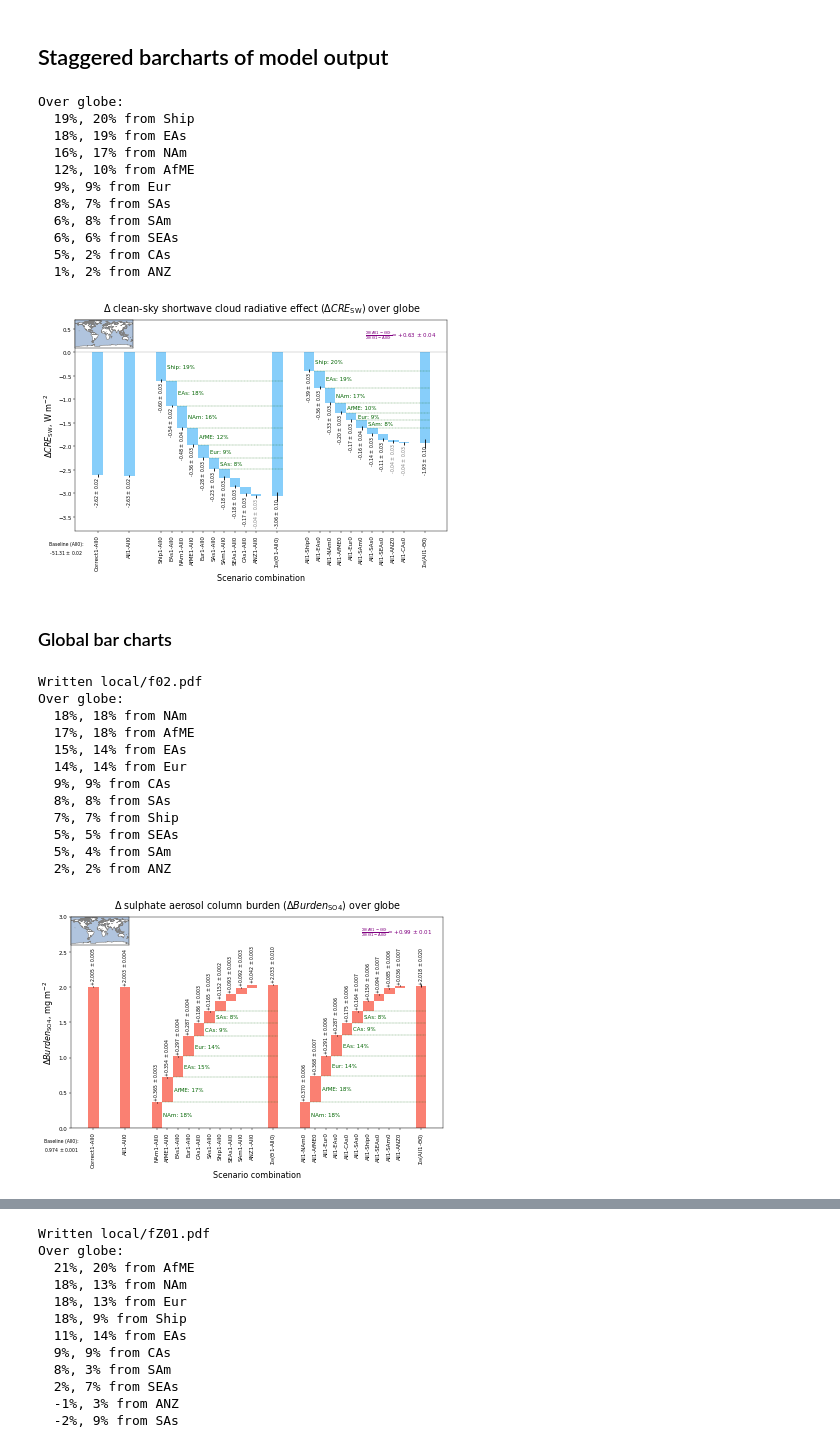
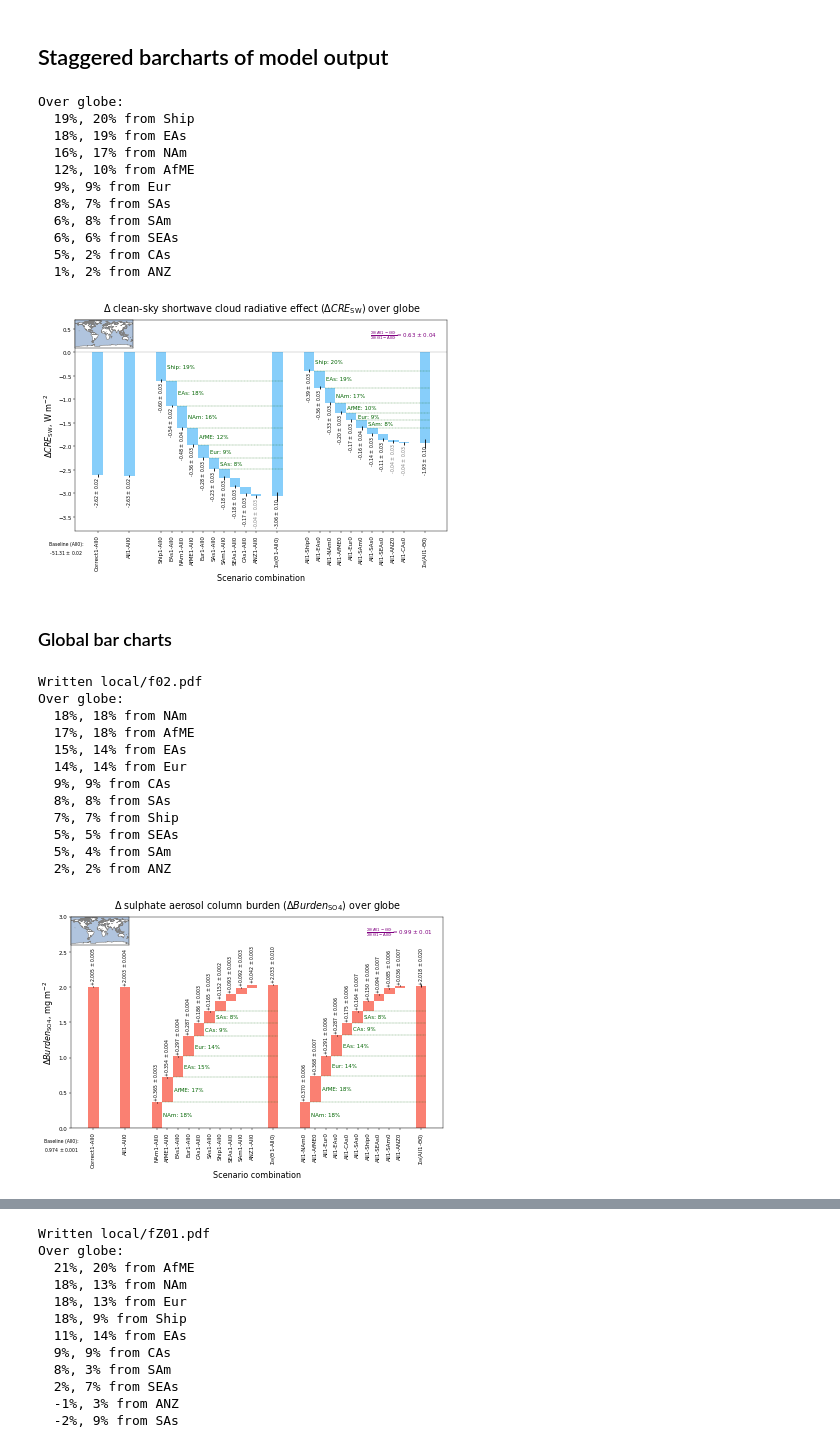
Before and after one commit to grandey/draft2017a-region-rfp, a Jupyter notebook: figures_draft2017a.ipynb, the cells around one changed output, grey strips where cells are left out. Cells and saved outputs as stored; diff of their text form; code cells hidden in the pictures.

Commit message:
figures_draft2017a.ipynb: removing '+' sign from ratios
Also correcting ratio error to be absolute value.  (Previously, if
ratio was negative, error would be negative.)

```diff
--- a/figures_draft2017a.ipynb
+++ b/figures_draft2017a.ipynb
@@ -852,12 +852,12 @@ def staggered_barcharts(variable='SWCF_d1', region='EAs',
     mean2 = bars_df.loc[r'$\Sigma_{\Theta}$(All1-$\Theta$0)', 'mean_diff']
     error2 = bars_df.loc[r'$\Sigma_{\Theta}$(All1-$\Theta$0)', 'combined_error']
     ratio = mean2 / mean1
-    error = ratio * np.sqrt((error1/mean1)**2 +  # see Hogan's "How to combine errors"
-                            (error2/mean2)**2)
+    error = (np.abs(ratio) *  # see Hogan's "How to combine errors"
+             np.sqrt((error1/mean1)**2 + (error2/mean2)**2))
     text = ('\n\n' +
             r'$\frac{\Sigma_{\Theta}(\mathrm{All}1-\Theta0)}' +
             '{\Sigma_{\Theta}(\Theta1-\mathrm{All}0)}=$' +
-            '{:+.2f} $\pm$ {:.2f}'.format(ratio, error))
+            '{:.2f} $\pm$ {:.2f}'.format(ratio, error))
     ax.text(ax.get_xlim()[1]-1, ax.get_ylim()[1], text, color='purple',
             horizontalalignment='right', verticalalignment='top')
     # Insert map
@@ -880,34 +880,34 @@ def staggered_barcharts(variable='SWCF_d1', region='EAs',
         print('Written local/{}.pdf'.format(file_prefix))
     # Print percentage contributions from all source regions
     print('Over {}:'.format(region_long_dict[region]))
     for s in order1:
         source = s.split('-')[0][:-1]
         perc1 = (bars_df.loc[s, 'mean_diff'] /  # Theta1-All0 approach
                  bars_df.loc[r'$\Sigma_{\Theta}$($\Theta$1-All0)',
                              'mean_diff'] * 100)
         perc2 = (bars_df.loc['All1-{}0'.format(source),  # All1-Theta0 approach
                              'mean_diff'] /
                  bars_df.loc[r'$\Sigma_{\Theta}$(All1-$\Theta$0)',
                              'mean_diff'] * 100)
         print('  {:.0f}%, {:.0f}% from {}'.format(perc1, perc2, source))
     return fig, ax
 
 # Example
 if True:
     staggered_barcharts(region='Globe', ylim=[-3.8, 0.7])
 # %% [output]
 Over globe:
   19%, 20% from Ship
   18%, 19% from EAs
   16%, 17% from NAm
   12%, 10% from AfME
   9%, 9% from Eur
   8%, 7% from SAs
   6%, 8% from SAm
   6%, 6% from SEAs
   5%, 2% from CAs
   1%, 2% from ANZ
-[figure, old version]
+[figure, new version]
 # %% [markdown]
 ### Global bar charts
 # %%
@@ -931,7 +931,7 @@ Over globe:
   5%, 5% from SEAs
   5%, 4% from SAm
   2%, 2% from ANZ
-[figure, old version]
+[figure, new version]
 # %%
 # Global organic carbon aerosol burden - supp figure
 staggered_barcharts(variable='BURDENPOM', region='Globe',
```
Also changed, not shown: parts of 13 cells of this notebook.
